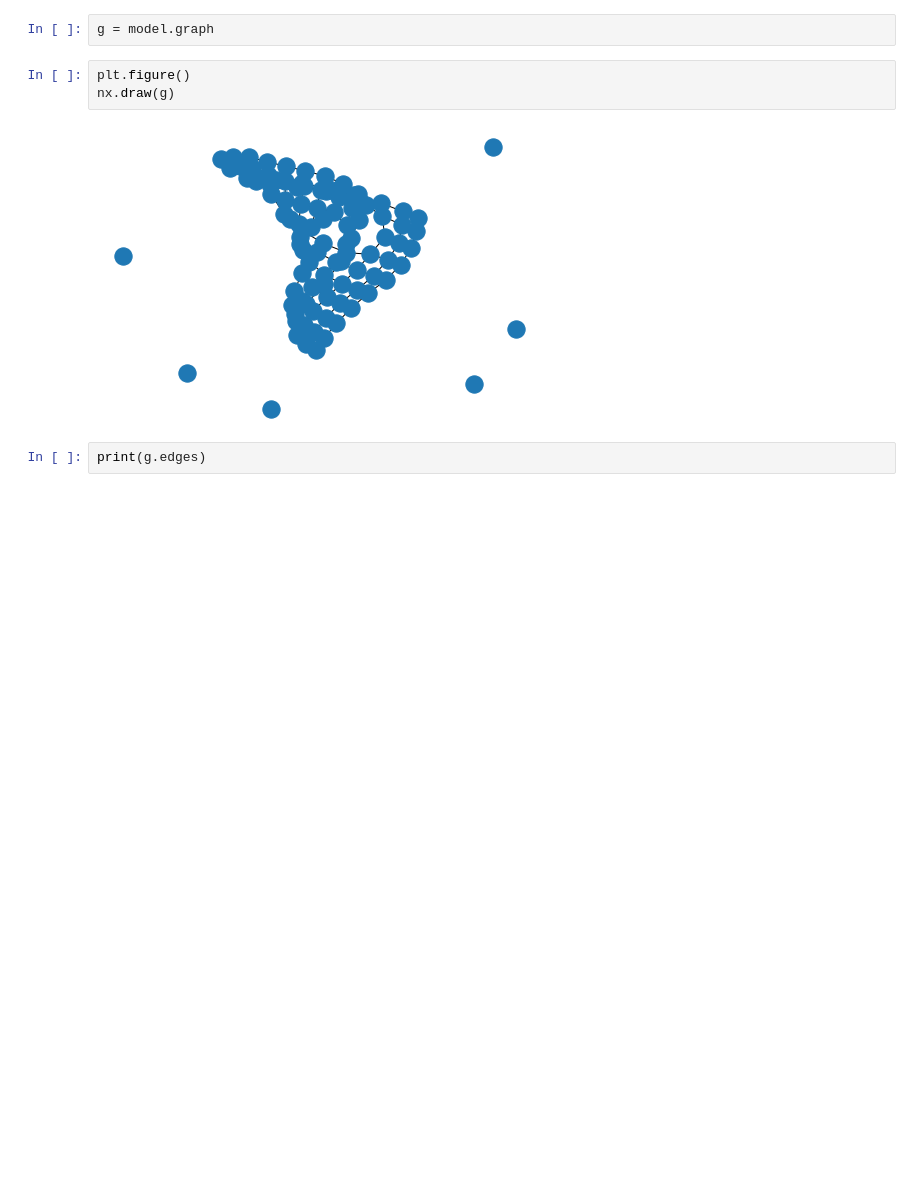
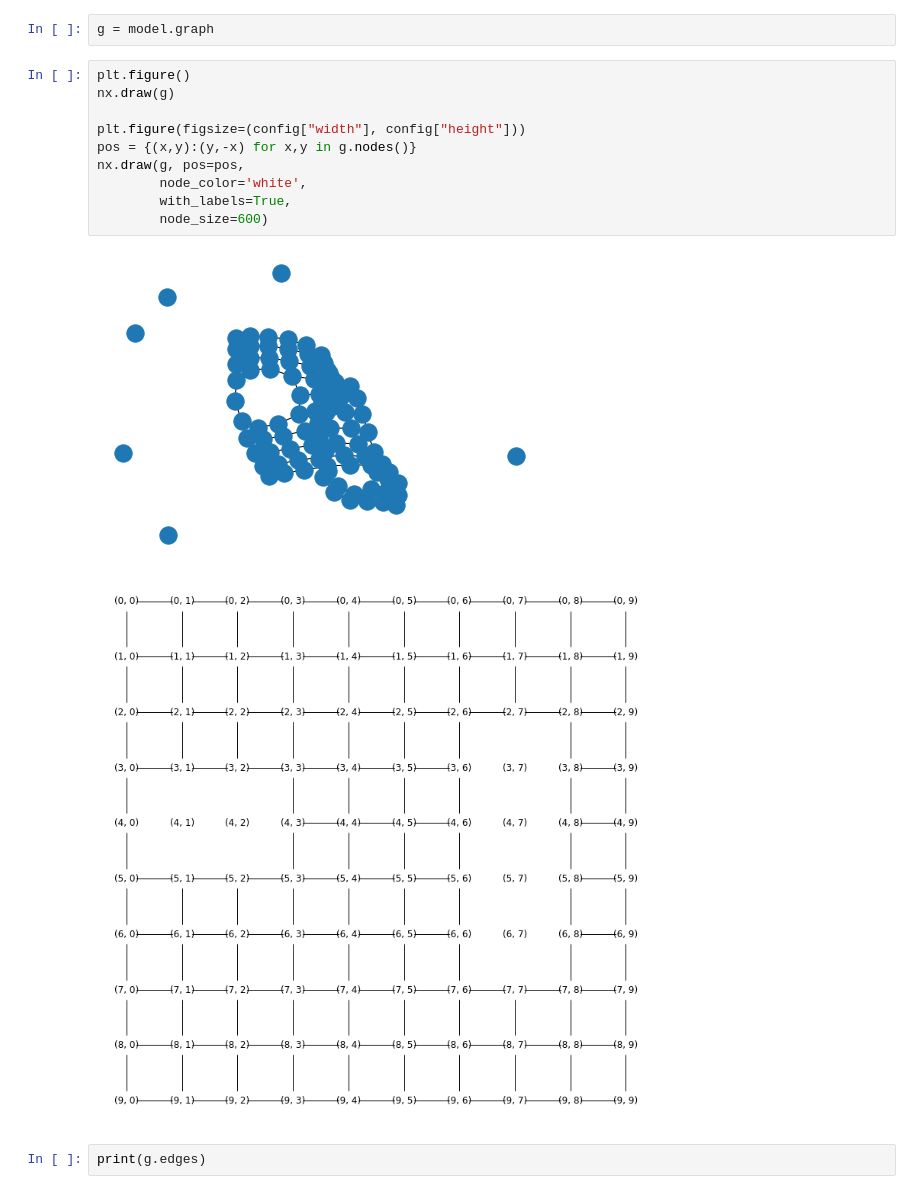
Before and after one commit to tjerkok/AgentBasedModelling, a Jupyter notebook: mesamodel/GroceryModel.ipynb, the cells around one changed output. Cells and saved outputs as stored; diff of their text form; blank space fills up the shorter version.

Commit message:
Correct draw of graph

```diff
--- a/mesamodel/GroceryModel.ipynb
+++ b/mesamodel/GroceryModel.ipynb
@@ -43,8 +43,16 @@ g = model.graph
 # %%
 plt.figure()
 nx.draw(g)
+
+plt.figure(figsize=(config["width"], config["height"]))
+pos = {(x,y):(y,-x) for x,y in g.nodes()}
+nx.draw(g, pos=pos,
+        node_color='white',
+        with_labels=True,
+        node_size=600)
 # %% [output]
-[figure, old version]
+[figure, new version]
+[figure, added]
 # %%
 print(g.edges)
 # %% [output]
```
Also changed, not shown: parts of 1 cell of this notebook.
